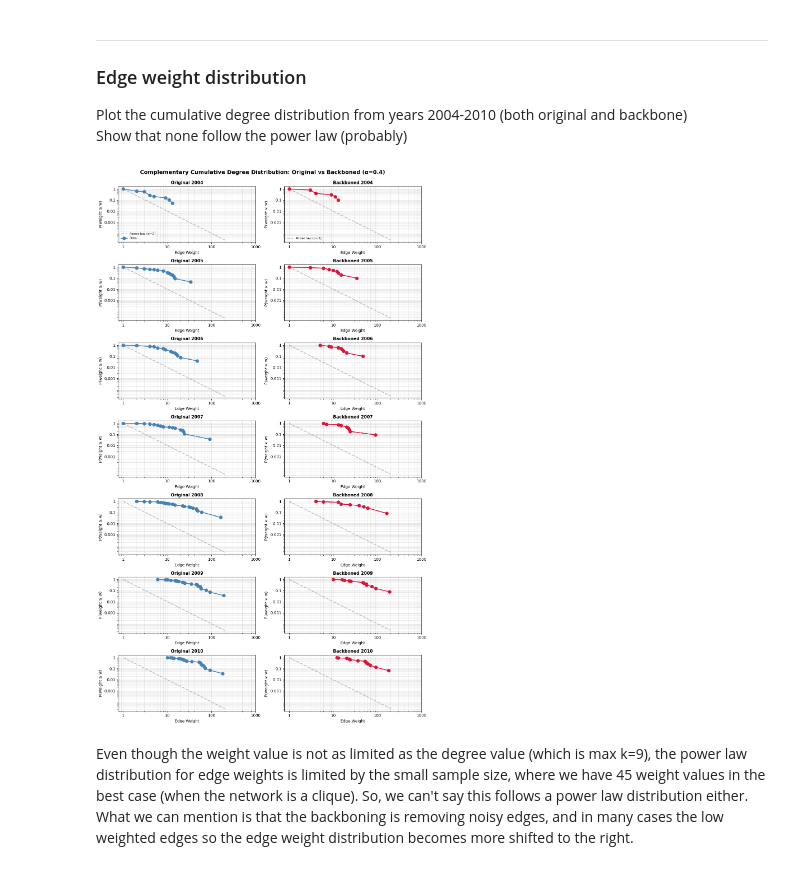
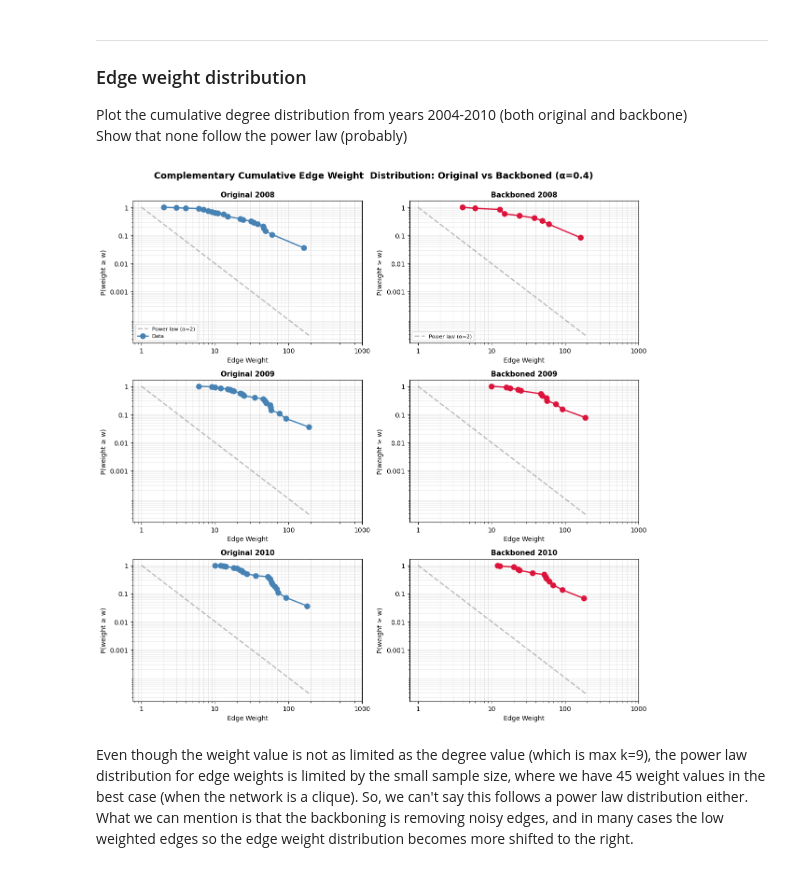
Before and after one commit to jan-cardell/networks_project, a Jupyter notebook: backboning/cartel_proj_bb.ipynb, the cells around one changed output. Cells and saved outputs as stored; diff of their text form; code cells hidden in the pictures.

```diff
--- a/backboning/cartel_proj_bb.ipynb
+++ b/backboning/cartel_proj_bb.ipynb
@@ -226,8 +226,8 @@ Show that none follow the power law (probably)
 # Create 7x2 plot comparing complementary cumulative degree distributions (optimized)
 import numpy as np
 
-years_to_plot = list(range(2004, 2011))
-fig, axes = plt.subplots(7, 2, figsize=(12, 20))
+years_to_plot = list(range(2008, 2011))
+fig, axes = plt.subplots(3, 2, figsize=(12, 12))
 
 # Create reference power law: P(k) = k^(-alpha)
 k_ref = np.linspace(1, 100, 100)
@@ -290,6 +290,6 @@ for i, year in enumerate(years_to_plot):
 plt.suptitle(f'Complementary Cumulative Degree Distribution: Original vs Backboned (α={alpha_value})',
              fontsize=14, fontweight='bold', y=0.995)
 plt.tight_layout()
-plt.savefig('../presentation/ccdf_comparison.png', dpi=300, bbox_inches='tight')
+plt.savefig('../presentation/ccdf_k_comparison.png', dpi=300, bbox_inches='tight')
 plt.show()
 # %% [output]
@@ -309,8 +309,8 @@ Show that none follow the power law (probably)
 # Create 7x2 plot comparing complementary cumulative degree distributions (optimized)
 import numpy as np
 
-years_to_plot = list(range(2004, 2011))
-fig, axes = plt.subplots(7, 2, figsize=(12, 20))
+years_to_plot = list(range(2008, 2011))
+fig, axes = plt.subplots(3, 2, figsize=(12, 12))
 
 # Create reference power law for edge weights
 w_ref = np.linspace(1, 200, 200)
@@ -347,36 +347,36 @@ for i, year in enumerate(years_to_plot):
     # Backboned network CCDF (right column)
     ax_bb = axes[i, 1]
     weights_bb = np.array(list(G_backboned[year].edges(data='weight')))[:,2].astype(int)
     total_edges_bb = len(weights_bb)
 
     # Get unique weights and counts, then compute CCDF efficiently
     unique_weights_bb, counts_bb = np.unique(weights_bb, return_counts=True)
     ccdf_bb = np.cumsum(counts_bb[::-1])[::-1] / total_edges_bb  # reverse cumsum for CCDF
 
     # Plot reference power law first (behind data)
     ax_bb.loglog(w_ref, power_law_ref, '--', color='gray', linewidth=2, alpha=0.5, label=f'Power law (α={power_law_alpha})')
 
     if len(unique_weights_bb) > 0:
         ax_bb.loglog(unique_weights_bb, ccdf_bb, 'o-', color='crimson', markersize=8, linewidth=2)
 
     ax_bb.set_xlabel('Edge Weight', fontsize=10)
     ax_bb.set_ylabel('P(weight ≥ w)', fontsize=10)
     ax_bb.set_title(f'Backboned {year}', fontsize=11, fontweight='bold')
     ax_bb.grid(True, alpha=0.3, which='both')
     ax_bb.set_xticks([1, 10, 100, 1000])
     ax_bb.set_yticks([0.001, 0.01, 0.1, 1])
     ax_bb.set_xticklabels(['1', '10', '100', '1000'])
     ax_bb.set_yticklabels(['0.001', '0.01', '0.1', '1'])
     if i == 0:  # Only show legend on first plot
         ax_bb.legend(fontsize=8, loc='lower left')
 
-plt.suptitle(f'Complementary Cumulative Degree Distribution: Original vs Backboned (α={alpha_value})',
+plt.suptitle(f'Complementary Cumulative Edge Weight  Distribution: Original vs Backboned (α={alpha_value})',
              fontsize=14, fontweight='bold', y=0.995)
 plt.tight_layout()
-plt.savefig('../presentation/ccdf_comparison.png', dpi=300, bbox_inches='tight')
+plt.savefig('../presentation/ccdf_w_comparison.png', dpi=300, bbox_inches='tight')
 plt.show()
 # %% [output]
-[figure, old version]
+[figure, new version]
 # %% [markdown]
 Even though the weight value is not as limited as the degree value (which is max k=9), the power law distribution for edge weights is limited by the small sample size, where we have 45 weight values in the best case (when the network is a clique). So, we can't say this follows a power law distribution either.
 What we can mention is that the backboning is removing noisy edges, and in many cases the low weighted edges so the edge weight distribution becomes more shifted to the right.
```
Also changed, not shown: parts of 7 cells of this notebook, 4 other files.
